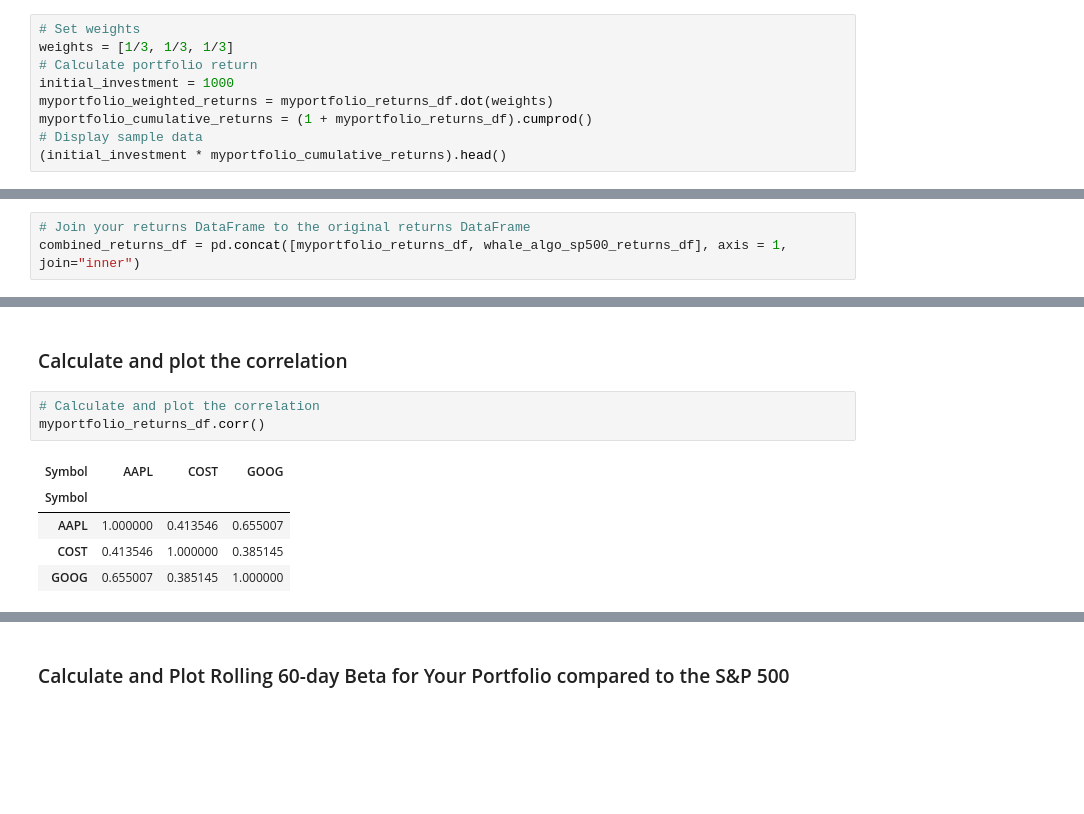
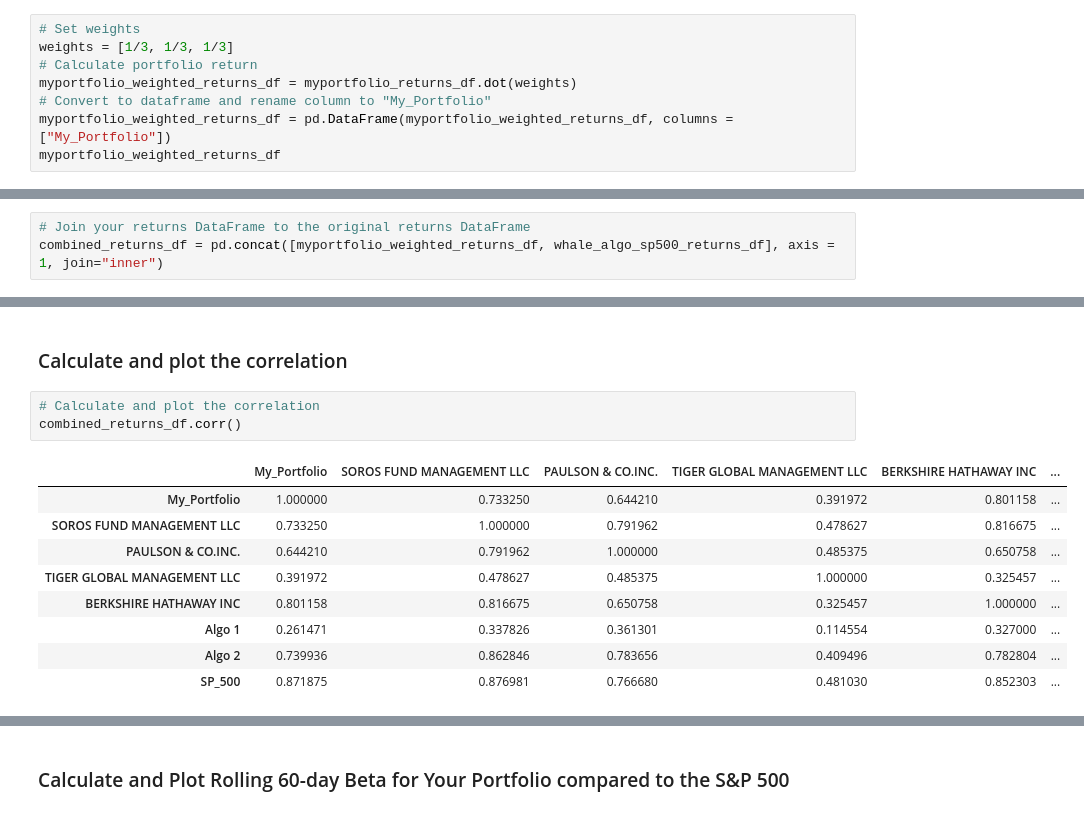
Before and after one commit to lrb924/Portfolio_Performance, a Jupyter notebook: whale_analysis.ipynb, the cells around one changed output, grey strips where cells are left out. Drawn from its saved outputs; the diff is of its cells as text; blank space fills up the shorter version.

```diff
--- a/whale_analysis.ipynb
+++ b/whale_analysis.ipynb
@@ -563,9 +565,8 @@ myportfolio_returns_df
 # Set weights
 weights = [1/3, 1/3, 1/3]
 # Calculate portfolio return
-initial_investment = 1000
-myportfolio_weighted_returns = myportfolio_returns_df.dot(weights)
-myportfolio_cumulative_returns = (1 + myportfolio_returns_df).cumprod()
-# Display sample data
-(initial_investment * myportfolio_cumulative_returns).head()
+myportfolio_weighted_returns_df = myportfolio_returns_df.dot(weights)
+# Convert to dataframe and rename column to "My_Portfolio"
+myportfolio_weighted_returns_df = pd.DataFrame(myportfolio_weighted_returns_df, columns = ["My_Portfolio"])
+myportfolio_weighted_returns_df
 # %% [output]
@@ -585,7 +593,7 @@ myportfolio_cumulative_returns = (1 + myportfolio_returns_df).cumprod()
 ## Join your portfolio returns to the DataFrame that contains all of the portfolio returns
 # %%
 # Join your returns DataFrame to the original returns DataFrame
-combined_returns_df = pd.concat([myportfolio_returns_df, whale_algo_sp500_returns_df], axis = 1, join="inner")
+combined_returns_df = pd.concat([myportfolio_weighted_returns_df, whale_algo_sp500_returns_df], axis = 1, join="inner")
 # %%
 # Only compare dates where return data exists for all the stocks (drop NaNs)
 combined_returns_df.dropna(inplace = True)
@@ -647,11 +652,15 @@ myportfolio_returns_df.rolling(window = 21).std().plot(figsize=(20,8));
 ### Calculate and plot the correlation
 # %%
 # Calculate and plot the correlation
-myportfolio_returns_df.corr()
+combined_returns_df.corr()
 # %% [output]
-| Symbol | AAPL | COST | GOOG |
-| Symbol |  |  |  |
-| AAPL | 1.000000 | 0.413546 | 0.655007 |
-| COST | 0.413546 | 1.000000 | 0.385145 |
-| GOOG | 0.655007 | 0.385145 | 1.000000 |
+|  | My_Portfolio | SOROS FUND MANAGEMENT LLC | PAULSON & CO.INC. | TIGER GLOBAL MANAGEMENT LLC | BERKSHIRE HATHAWAY INC | ... |
+| My_Portfolio | 1.000000 | 0.733250 | 0.644210 | 0.391972 | 0.801158 | ... |
+| SOROS FUND MANAGEMENT LLC | 0.733250 | 1.000000 | 0.791962 | 0.478627 | 0.816675 | ... |
+| PAULSON & CO.INC. | 0.644210 | 0.791962 | 1.000000 | 0.485375 | 0.650758 | ... |
+| TIGER GLOBAL MANAGEMENT LLC | 0.391972 | 0.478627 | 0.485375 | 1.000000 | 0.325457 | ... |
+| BERKSHIRE HATHAWAY INC | 0.801158 | 0.816675 | 0.650758 | 0.325457 | 1.000000 | ... |
+| Algo 1 | 0.261471 | 0.337826 | 0.361301 | 0.114554 | 0.327000 | ... |
+| Algo 2 | 0.739936 | 0.862846 | 0.783656 | 0.409496 | 0.782804 | ... |
+| SP_500 | 0.871875 | 0.876981 | 0.766680 | 0.481030 | 0.852303 | ... |
 # %%
```
Also changed, not shown: parts of 16 cells of this notebook.
